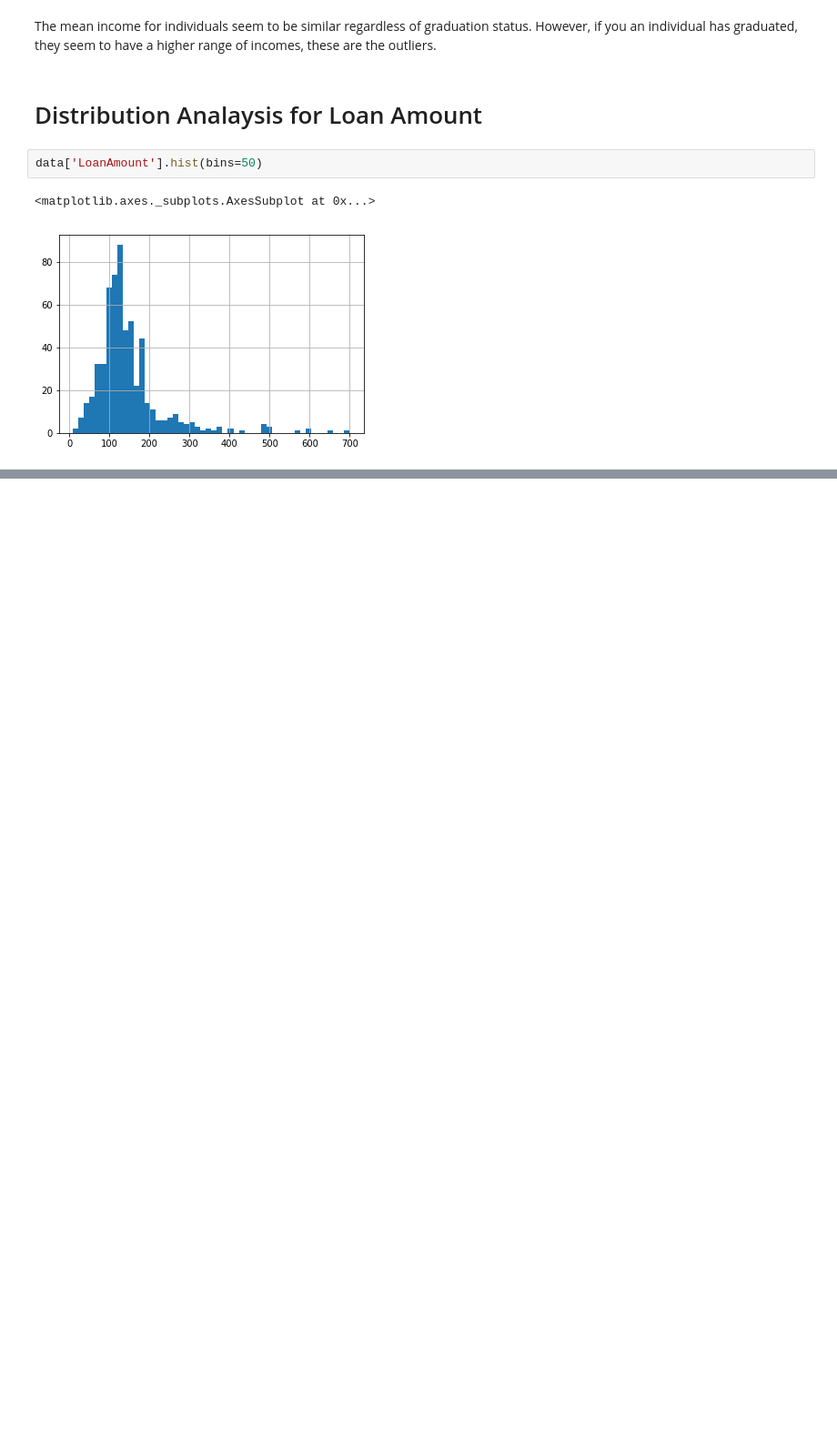
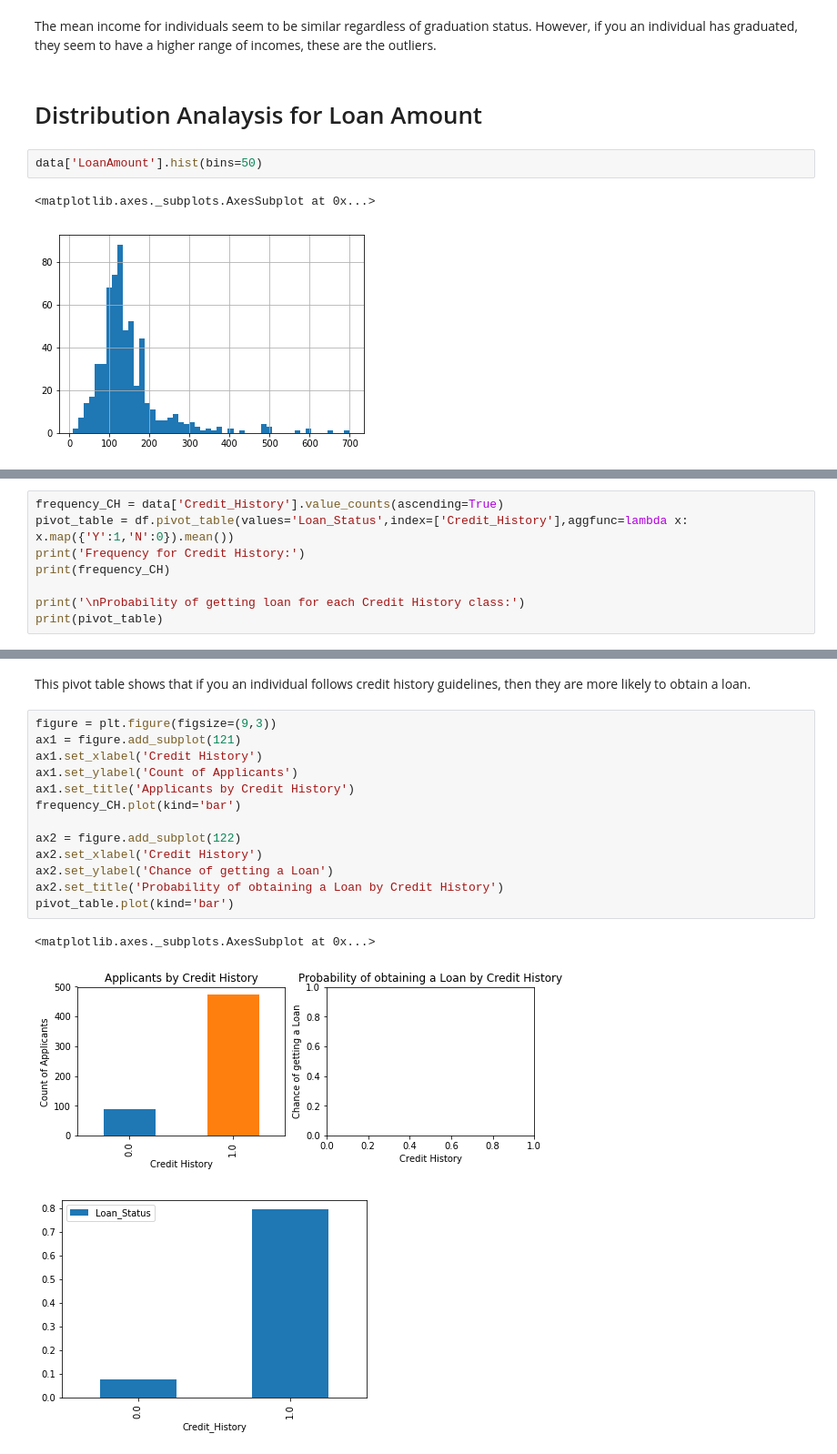
Before and after one commit to AmitRanganathan/Data-analysis-graphing, a Jupyter notebook: Loan Prediction/LoanPrediction.ipynb, the cells around one changed output, grey strips where cells are left out. Shown at 91% size. Saved outputs shown, nothing was run; the diff lists cells and outputs as text; blank space fills up the shorter version.

```diff
--- a/Loan Prediction/LoanPrediction.ipynb
+++ b/Loan Prediction/LoanPrediction.ipynb
@@ -102,0 +108,8 @@ data['LoanAmount'].hist(bins=50)
+# %%
+frequency_CH = data['Credit_History'].value_counts(ascending=True)
+pivot_table = df.pivot_table(values='Loan_Status',index=['Credit_History'],aggfunc=lambda x: x.map({'Y':1,'N':0}).mean())
+print('Frequency for Credit History:')
+print(frequency_CH)
+
+print('\nProbability of getting loan for each Credit History class:')
+print(pivot_table)
@@ -102,0 +127,19 @@ data['LoanAmount'].hist(bins=50)
+# %% [markdown]
+This pivot table shows that if you an individual follows credit history guidelines, then they are more likely to obtain a loan.
+# %%
+figure = plt.figure(figsize=(9,3))
+ax1 = figure.add_subplot(121)
+ax1.set_xlabel('Credit History')
+ax1.set_ylabel('Count of Applicants')
+ax1.set_title('Applicants by Credit History')
+frequency_CH.plot(kind='bar')
+
+ax2 = figure.add_subplot(122)
+ax2.set_xlabel('Credit History')
+ax2.set_ylabel('Chance of getting a Loan')
+ax2.set_title('Probability of obtaining a Loan by Credit History')
+pivot_table.plot(kind='bar')
+# %% [output]
+<matplotlib.axes._subplots.AxesSubplot at 0x...>
+[figure, added]
+[figure, added]
```
Also changed, not shown: parts of 8 cells of this notebook.
